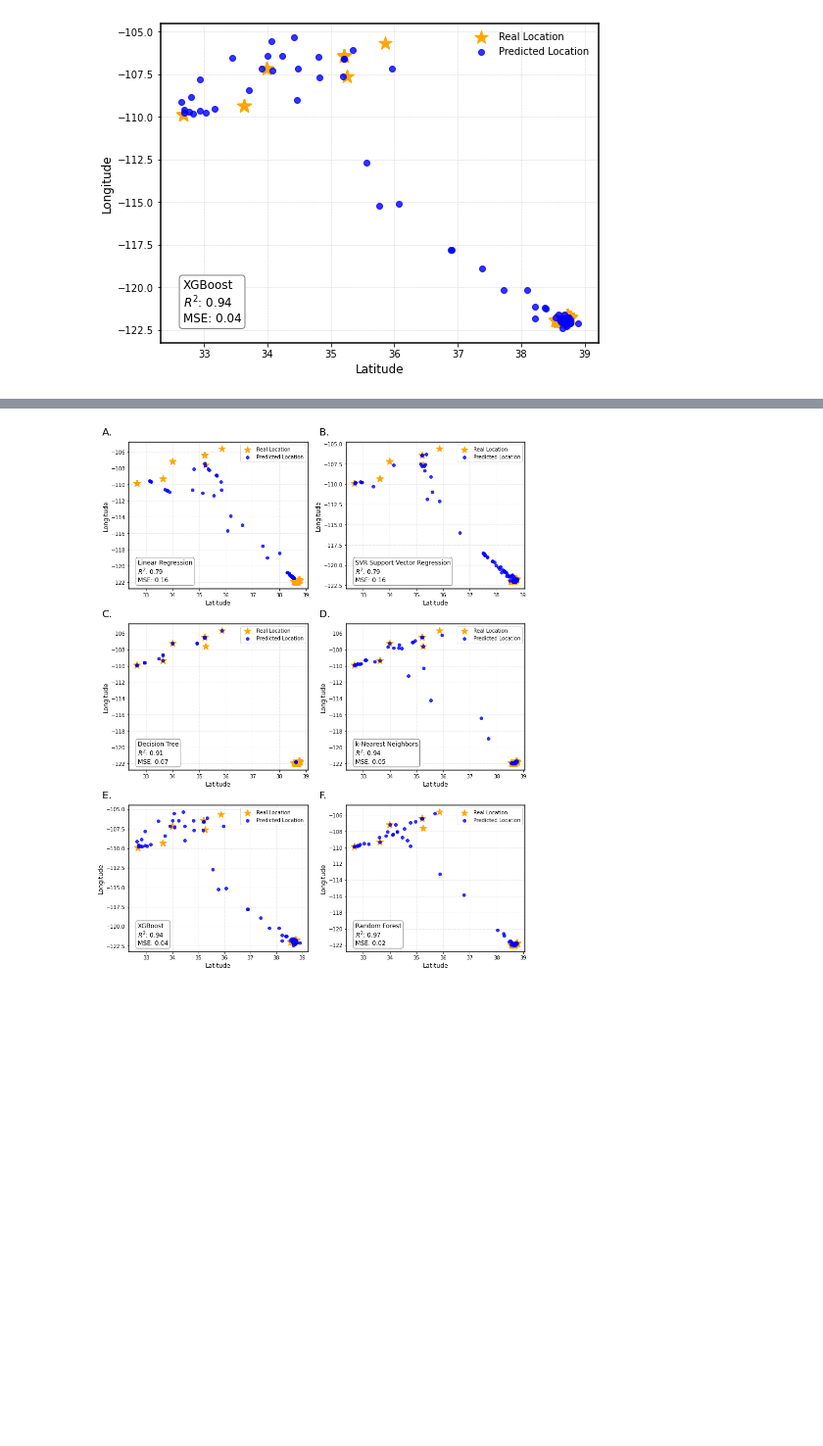
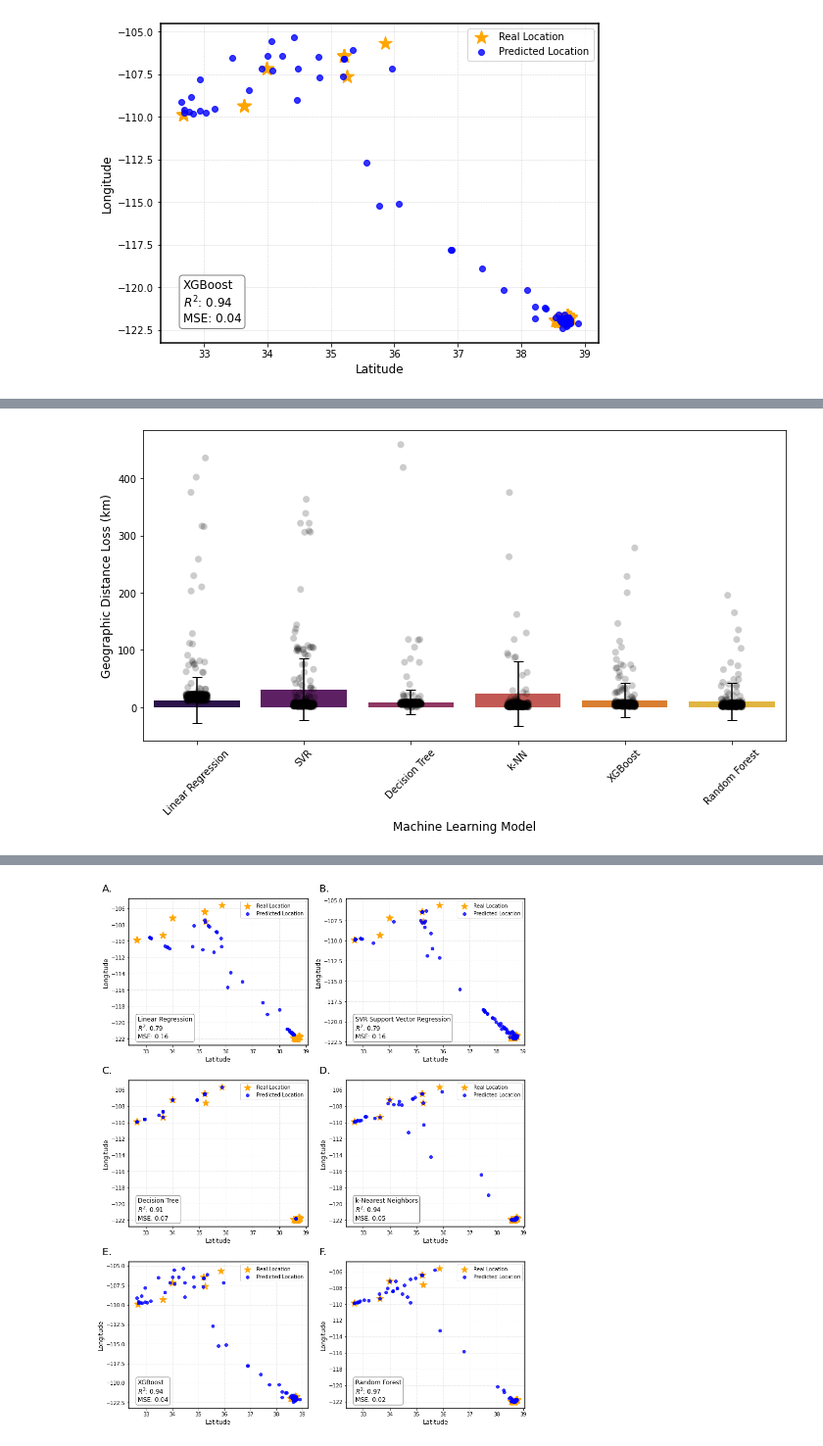
Before and after one commit to hayesrebecca/pollenGeolocation, a Jupyter notebook: 2_modelComparisons.ipynb, the cells around one changed output, grey strips where cells are left out. Shown at 98% size. Saved outputs shown, nothing was run; the diff lists cells and outputs as text; code cells hidden in the pictures; blank space fills up the shorter version.

```diff
--- a/2_modelComparisons.ipynb
+++ b/2_modelComparisons.ipynb
@@ -101,6 +108,9 @@ preds_KNR = KNR.predict(X_test)
 
 KNR_rsq = r2_score(y_test,preds_KNR)
 KNR_mse = mean_squared_error(y_test,preds_KNR)
+distances_KNR = [geodesic(real, pred).kilometers for real, pred in zip(y_test, preds_KNR)]
+avg_distance_KNR = np.mean(distances_KNR)
+se_distance_KNR = np.std(distances_KNR)
 
 plot_test_preds(y_test, preds_KNR, sc_y, "k-Nearest Neighbors", ax=ax)
 # %% [output]
@@ -119,6 +129,10 @@ preds_DTR = DTR.predict(X_test)
 
 DTR_rsq = r2_score(y_test,preds_DTR)
 DTR_mse = mean_squared_error(y_test,preds_DTR)
+distances_DTR = [geodesic(real, pred).kilometers for real, pred in zip(y_test, preds_DTR)]
+avg_distance_DTR = np.mean(distances_DTR)
+se_distance_DTR = np.std(distances_DTR)
+
 
 plot_test_preds(y_test, preds_DTR, sc_y, "Decision Tree", ax=ax)
 # %% [output]
@@ -248,6 +265,9 @@ preds_XG_best = best_xgb.predict(X_test)
 
 XG_rsq_best = r2_score(y_test,preds_XG_best)
 XG_mse_best = mean_squared_error(y_test,preds_XG_best)
+distances_XG = [geodesic(real, pred).kilometers for real, pred in zip(y_test, preds_XG_best)]
+avg_distance_XG = np.mean(distances_XG)
+se_distance_XG = np.std(distances_XG)
 
 plot_test_preds(y_test, preds_XG_best, sc_y, "XGBoost", ax=ax)
 # %% [output]
@@ -287,0 +333,63 @@ df
+# %%
+
+# Combine data into a DataFrame
+data = {
+    "model": ["Linear Regression"] * len(distances_LR) +
+             ["SVR"] * len(distances_SVR) +
+             ["Decision Tree"] * len(distances_DTR) +
+             ["k-NN"] * len(distances_KNR) +
+             ["XGBoost"] * len(distances_XG) +
+             ["Random Forest"] * len(distances_RF),
+    "distance_loss": distances_LR + distances_SVR + distances_DTR + distances_KNR + distances_XG +
+                     distances_RF,
+    "distance_std": se_distance_LR + se_distance_SVR + se_distance_DTR + se_distance_KNR + se_distance_XG + se_distance_RF
+}
+
+df = pd.DataFrame(data)
+
+
+# Combine data into a DataFrame
+data = {
+    "model": ["Linear Regression"] * len(distances_LR) +
+             ["SVR"] * len(distances_SVR) +
+             ["Decision Tree"] * len(distances_DTR) +
+             ["k-NN"] * len(distances_KNR) +
+             ["XGBoost"] * len(distances_XG) +
+             ["Random Forest"] * len(distances_RF),
+    "distance_loss": distances_LR + distances_SVR + distances_DTR + distances_KNR + distances_XG +
+                     distances_RF,
+}
+
+df = pd.DataFrame(data)
+
+# Compute means and standard deviations
+summary_stats = df.groupby("model")["distance_loss"].agg(mean="mean", std="std").reset_index()
+
+# Create the bar chart
+plt.figure(figsize=(10, 6))
+sns.barplot(data=summary_stats, x="model", y="mean", palette="inferno", ci=None)
+
+# Add custom error bars for standard deviation
+plt.errorbar(
+    x=range(len(summary_stats)),  # X-coordinates of bars
+    y=summary_stats["mean"],  # Mean values
+    yerr=summary_stats["std"],  # Standard deviations
+    fmt="none",  # No markers for the error bars
+    c="black",  # Color of error bars
+    capsize=5,  # Length of the caps on the error bars
+)
+
+# Overlay individual data points for clarity
+sns.stripplot(data=df, x="model", y="distance_loss", color="black", size=7, jitter=True, alpha=0.2)
+
+
+# Add labels and title
+plt.xlabel("Machine Learning Model", fontsize=12)
+plt.ylabel("Geographic Distance Loss (km)", fontsize=12)
+plt.xticks(rotation=45)
+plt.tight_layout()
+
+# Show the plot
+plt.show()
+# %% [output]
+[figure, added]
```
Also changed, not shown: parts of 10 cells of this notebook.
